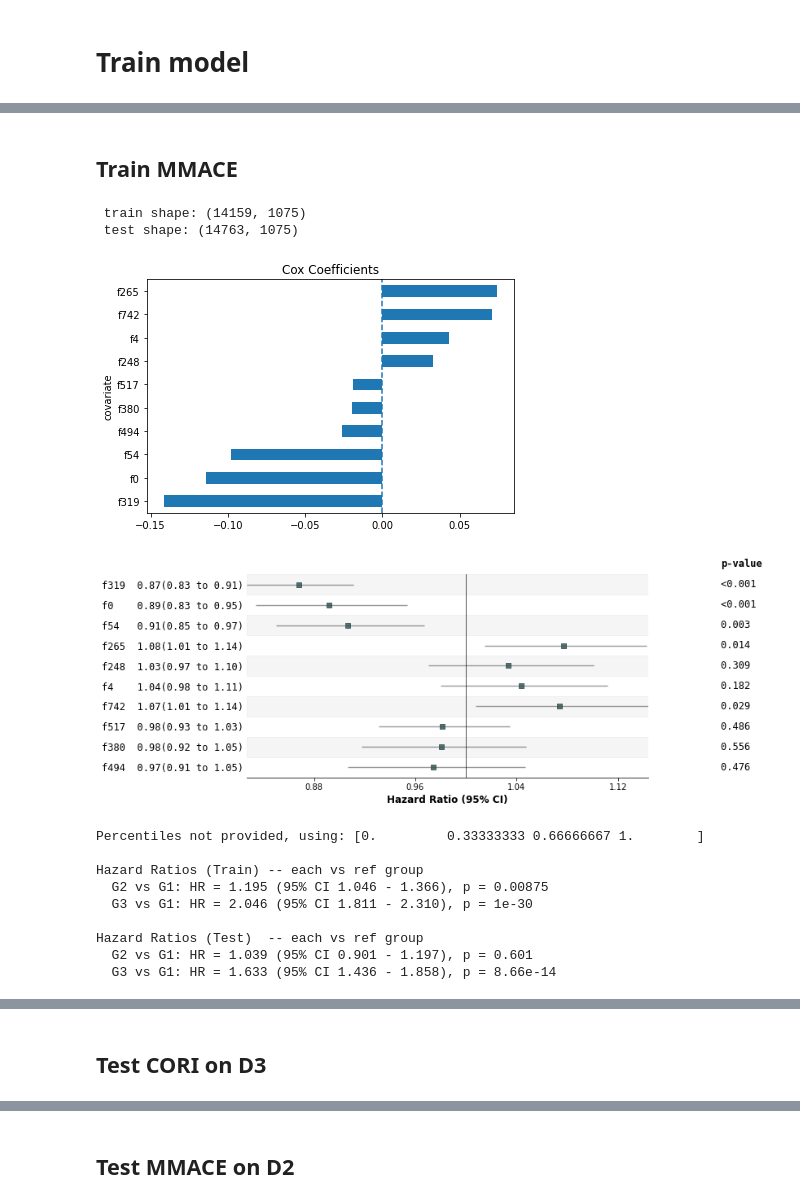
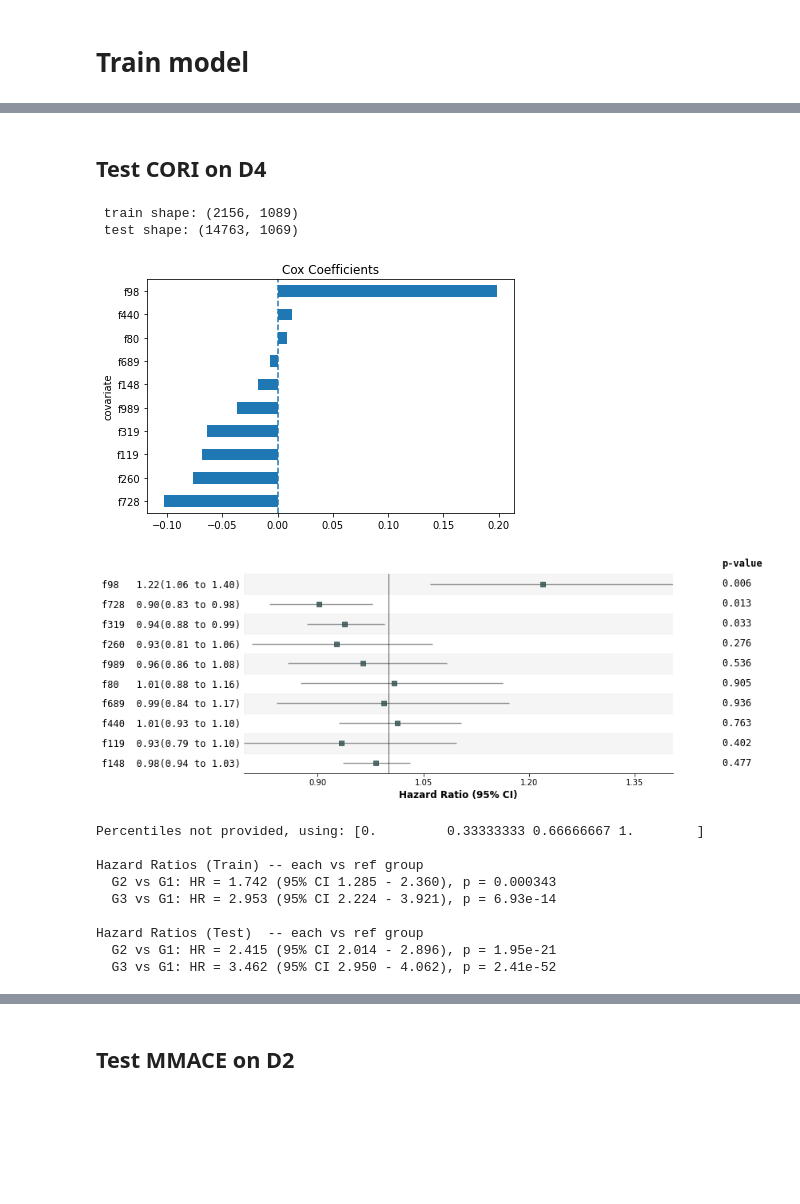
Before and after one commit to rdharini2001/CORI_dev, a Jupyter notebook: CORI_analysis.ipynb, the cells around one changed output, grey strips where cells are left out. Cells and saved outputs as stored; diff of their text form; code cells hidden in the pictures; blank space fills up the shorter version.

Commit message:
disentangle baseline

```diff
--- a/CORI_analysis.ipynb
+++ b/CORI_analysis.ipynb
@@ -131,7 +131,7 @@ CANCER_SITE_COLUMNS = [
 ]
 
 
-TUNING_K = [5, 10, 15, 20]
+TUNING_K = [10, 15, 20]
 TUNING_PENALTIES = [0.001, 0.01, 0.05, 0.1]
 TUNING_FOLDS = 3
 TUNING_REPEATS = 3
@@ -324,0 +769,19 @@ Name: Y_mace, dtype: float64
+# %%
+
+# ---------------------------------------------------------------------------
+# 7. Usage (swap in your real X_train/Y1_train/Y2_train/X_test/Y1_test/Y2_test)
+# ---------------------------------------------------------------------------
+
+device = torch.device("cuda" if torch.cuda.is_available() else "cpu")
+
+# ---- replace this block with your real arrays ----
+# X_train: (n_train, d) float array
+# Y1_train, Y2_train: (n_train,) arrays of 0/1/np.nan (nan = missing label)
+# X_test, Y1_test, Y2_test: same shapes for the held-out set
+train_loader, test_loader = make_loaders(
+    train_X, train_Y1, train_Y2, test_X, test_Y1, test_Y2, batch_size=128
+)
+
+model = DisentangledMultiTaskNet(
+    in_dim=train_X.shape[1], shared_dim=64, private_dim=32, e2_dim=32, use_recon=True
+)
@@ -374,7 +943,7 @@ After correlation filtering: 152
 # %%
 # Equal search opportunity: same grid, folds, repeats, and one-SE rule.
 cori_tuned_model, cori_tuning, cori_tuning_choice = tune_model_cv(
-    d1_coriPreProcess,
+    meanpool["D1_cori"],
     Cori_filtered_features,
     name="CORI_tuned",
     candidate_k=TUNING_K,
@@ -387,13 +973,0 @@ cori_tuned_model, cori_tuning, cori_tuning_choice = tune_model_cv(
-# %%
-# Equal search opportunity: same grid, folds, repeats, and one-SE rule.
-cori_tuned_model, cori_tuning, cori_tuning_choice = tune_model_cv(
-    meanpool["D1"],
-    DEEP_FEATURES,
-    name="CORI_tuned",
-    candidate_k=TUNING_K,
-    candidate_penalizers=TUNING_PENALTIES,
-    folds=TUNING_FOLDS,
-    repeats=TUNING_REPEATS,
-    seed=SEED,
-    rule=TUNING_RULE,
-)
@@ -624,29 +1120,27 @@ Hazard Ratios (Test)  -- each vs ref group
-# %% [markdown]
-## Train MMACE
+# %% [markdown]
+## Test CORI on D4
 # %%
-
-
-outputs = train_cox_model(train_df = mmace_cohort_dict["D3"],
-    test_df = mmace_cohort_dict["D4"],
-    selected_features = mmace_features,
+outputs = train_cox_model(train_df = meanpool["D1_cori"],
+    test_df =meanpool["D4_cori"],
+    selected_features = cori_features,
     time_col= time_col,
     event_col= event_col,
     organ_name="organ",
     save_dir=None,
     plot_km=True,
     plot_groups=[3],
     verbose=True)
 # %% [output]
- train shape: (14159, 1075)
- test shape: (14763, 1075)
+ train shape: (2156, 1089)
+ test shape: (14763, 1069)
-[figure, old version]
+[figure, new version]
-[figure, old version]
+[figure, new version]
 Percentiles not provided, using: [0.         0.33333333 0.66666667 1.        ]
 
 Hazard Ratios (Train) -- each vs ref group
-  G2 vs G1: HR = 1.195 (95% CI 1.046 - 1.366), p = 0.00875
-  G3 vs G1: HR = 2.046 (95% CI 1.811 - 2.310), p = 1e-30
+  G2 vs G1: HR = 1.742 (95% CI 1.285 - 2.360), p = 0.000343
+  G3 vs G1: HR = 2.953 (95% CI 2.224 - 3.921), p = 6.93e-14
 
 Hazard Ratios (Test)  -- each vs ref group
-  G2 vs G1: HR = 1.039 (95% CI 0.901 - 1.197), p = 0.601
-  G3 vs G1: HR = 1.633 (95% CI 1.436 - 1.858), p = 8.66e-14
+  G2 vs G1: HR = 2.415 (95% CI 2.014 - 2.896), p = 1.95e-21
+  G3 vs G1: HR = 3.462 (95% CI 2.950 - 4.062), p = 2.41e-52
@@ -654,2 +1147,0 @@ Hazard Ratios (Test)  -- each vs ref group
-# %% [markdown]
-## Test CORI on D3
```
Also changed, not shown: parts of 75 cells of this notebook, 7 other files.
